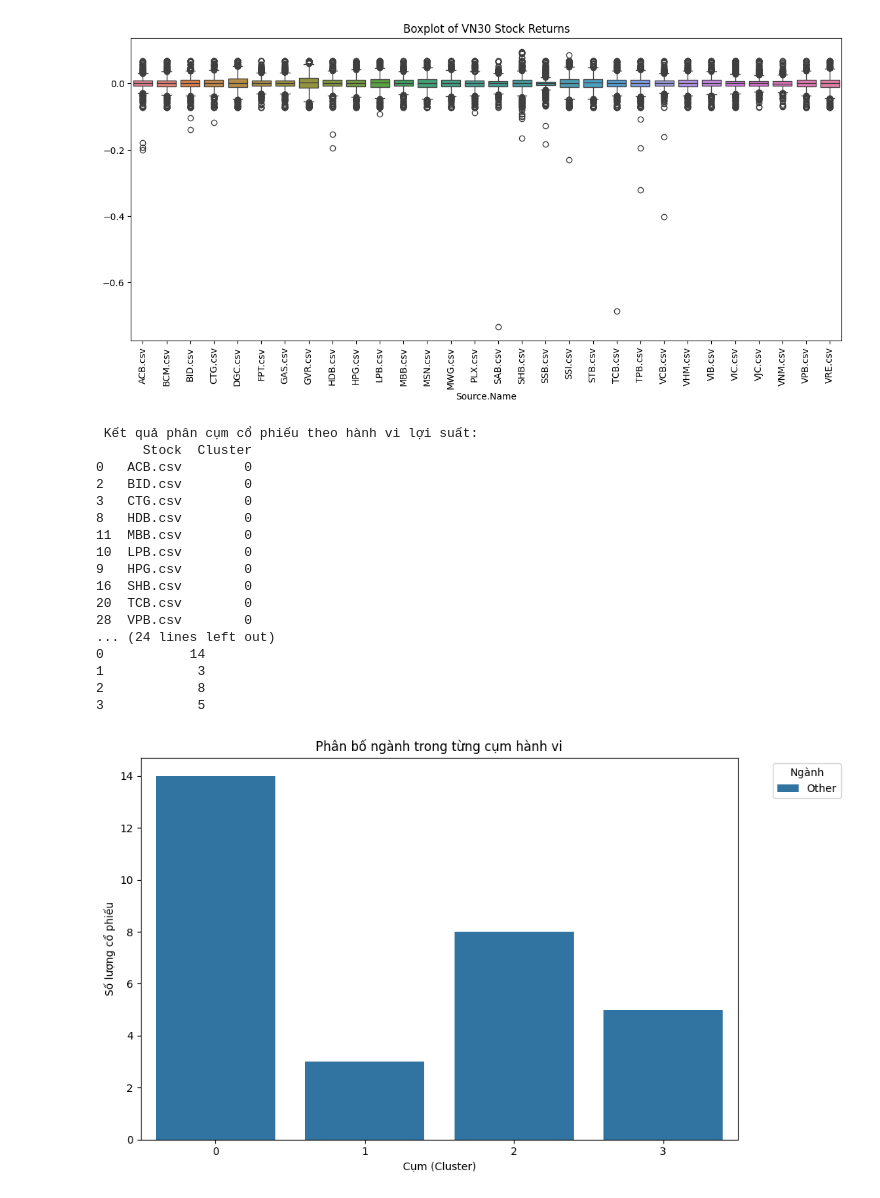
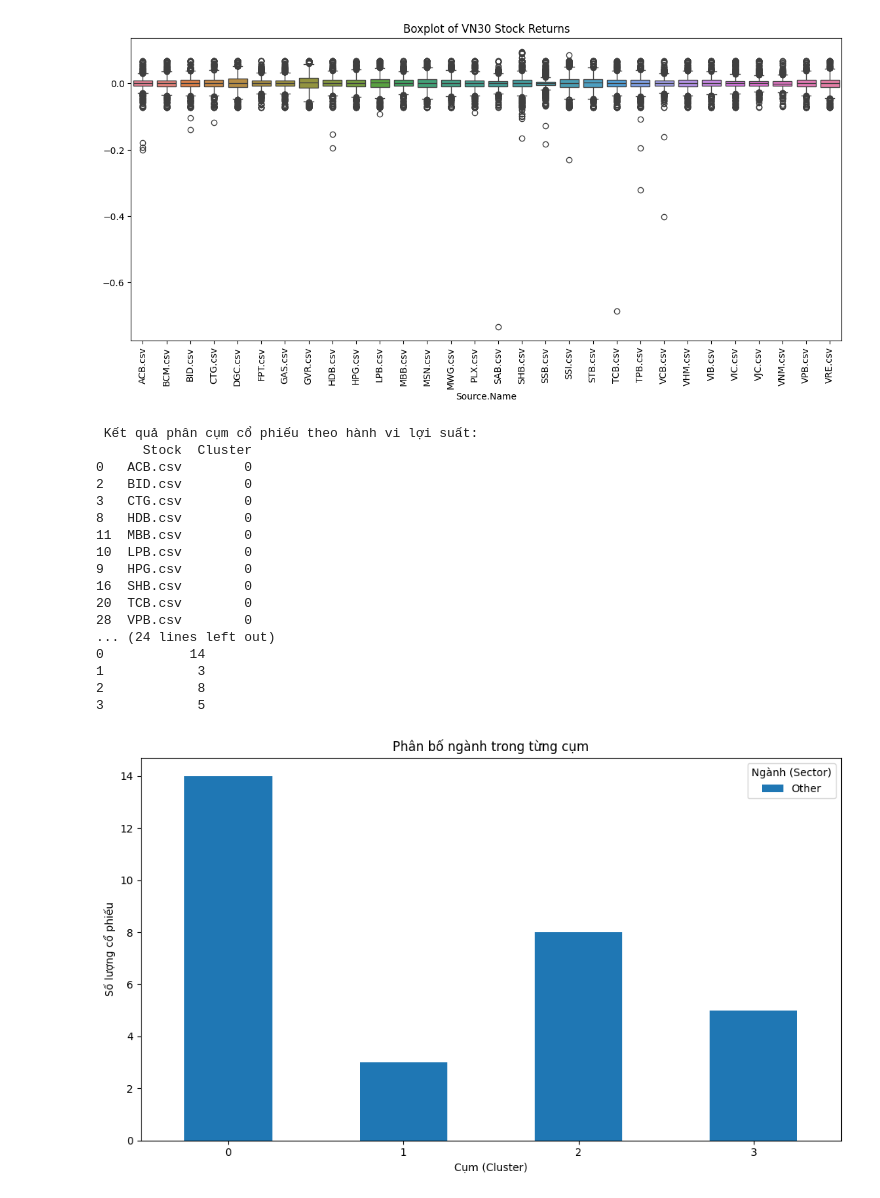
Before and after one commit to nghhuan05/ivp-ktlsp_groupassignment, a Jupyter notebook: Spillover_Effect.ipynb, the cells around one changed output. Cells and saved outputs as stored; diff of their text form; code cells hidden in the pictures.

```diff
--- a/Spillover_Effect.ipynb
+++ b/Spillover_Effect.ipynb
@@ -147,39 +147,61 @@ sector_dict = {
     'FPT': 'Technology'
 }
 
 # Gắn vào bảng phân cụm
 clusters['Sector'] = clusters['Stock'].map(sector_dict).fillna('Other')
 
-# 4. So sánh giữa phân cụm (Cluster) và phân nhóm ngành (Sector)
+# 3. So sánh giữa phân cụm (Cluster) và phân nhóm ngành (Sector)
 print("\n So sánh giữa phân cụm hành vi và phân nhóm ngành:")
 comparison = clusters.groupby(['Cluster', 'Sector']).size().unstack(fill_value=0)
 print(comparison)
 
-# 5. Trực quan hóa kết quả phân cụm
-plt.figure(figsize=(10, 6))
-sns.countplot(data=clusters, x='Cluster', hue='Sector', palette='tab10')
-plt.title("Phân bố ngành trong từng cụm hành vi")
-plt.xlabel("Cụm (Cluster)")
-plt.ylabel("Số lượng cổ phiếu")
-plt.legend(title='Ngành', bbox_to_anchor=(1.05, 1), loc='upper left')
+# 4. Trực quan hóa kết quả phân nhóm
+clusters['Cluster'] = clusters['Sector'].fillna('Other')
+pivot = clusters.groupby(['Cluster', 'Sector']).size().unstack(fill_value=0)
+
+# vẽ stacked bar (mỗi index = 1 Cluster)
+comparison.plot(kind='bar', stacked=True, figsize=(10,6))
+
+plt.title('Phân bố ngành trong từng cụm')
+plt.xlabel('Cụm (Cluster)')
+plt.ylabel('Số lượng cổ phiếu')
+plt.legend(title='Ngành (Sector)')
+plt.xticks(rotation=0)
 plt.tight_layout()
 plt.show()
+
+# Tạo DataFrame từ dict sector_dict
+sector_df = pd.DataFrame(list(sector_dict.items()), columns=['Stock', 'Sector'])
+
+# Đếm số lượng cổ phiếu trong từng ngành
+sector_counts = sector_df['Sector'].value_counts().sort_values(ascending=False)
+
+# Vẽ biểu đồ
+plt.figure(figsize=(10,6))
+sector_counts.plot(kind='bar', color='skyblue', edgecolor='black')
+
+plt.title('Phân bố số lượng cổ phiếu theo ngành nghề', fontsize=14)
+plt.xlabel('Ngành nghề', fontsize=12)
+plt.ylabel('Số lượng cổ phiếu', fontsize=12)
+plt.xticks(rotation=45, ha='right')
+plt.tight_layout()
+plt.show()
 # %% [output]
  Kết quả phân cụm cổ phiếu theo hành vi lợi suất:
       Stock  Cluster
 0   ACB.csv        0
 2   BID.csv        0
 3   CTG.csv        0
 8   HDB.csv        0
 11  MBB.csv        0
 10  LPB.csv        0
 9   HPG.csv        0
 16  SHB.csv        0
 20  TCB.csv        0
 28  VPB.csv        0
 ... (24 lines left out)
 0           14
 1            3
 2            8
 3            5
-[figure, old version]
+[figure, new version]
```
Also changed, not shown: parts of 3 cells of this notebook.
